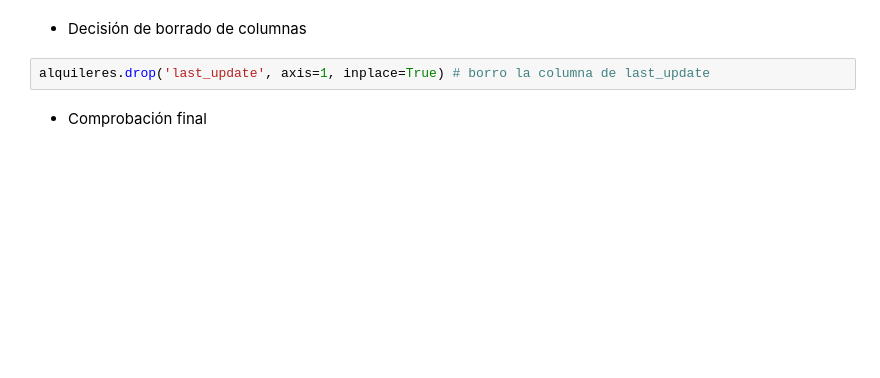
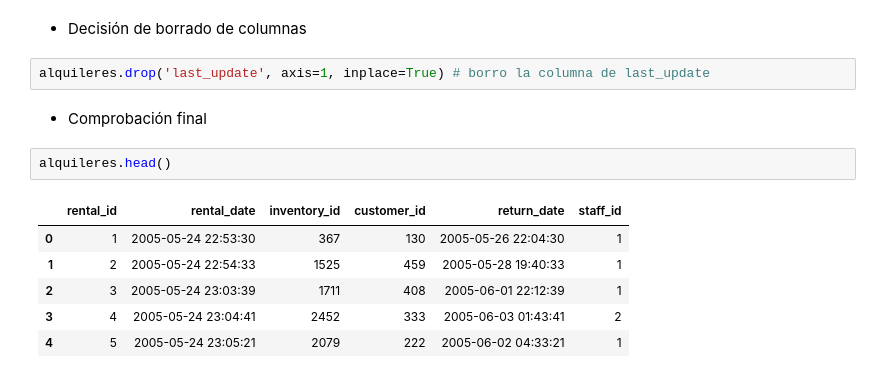
Before and after one commit to Blanca95/MySQL_proyect, a Jupyter notebook: notebook/limpieza.ipynb, the cells around one changed output. Drawn from its saved outputs; the diff is of its cells as text; blank space fills up the shorter version.

```diff
--- a/notebook/limpieza.ipynb
+++ b/notebook/limpieza.ipynb
@@ -416,3 +451,12 @@ False
 alquileres.drop('last_update', axis=1, inplace=True) # borro la columna de last_update
 # %% [markdown]
 - Comprobación final
+# %%
+alquileres.head()
+# %% [output]
+|  | rental_id | rental_date | inventory_id | customer_id | return_date | staff_id |
+| 0 | 1 | 2005-05-24 22:53:30 | 367 | 130 | 2005-05-26 22:04:30 | 1 |
+| 1 | 2 | 2005-05-24 22:54:33 | 1525 | 459 | 2005-05-28 19:40:33 | 1 |
+| 2 | 3 | 2005-05-24 23:03:39 | 1711 | 408 | 2005-06-01 22:12:39 | 1 |
+| 3 | 4 | 2005-05-24 23:04:41 | 2452 | 333 | 2005-06-03 01:43:41 | 2 |
+| 4 | 5 | 2005-05-24 23:05:21 | 2079 | 222 | 2005-06-02 04:33:21 | 1 |
```
Also changed, not shown: parts of 6 cells of this notebook.
